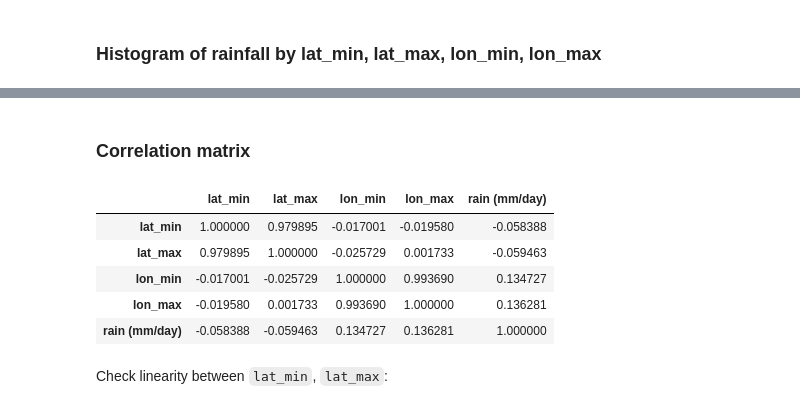
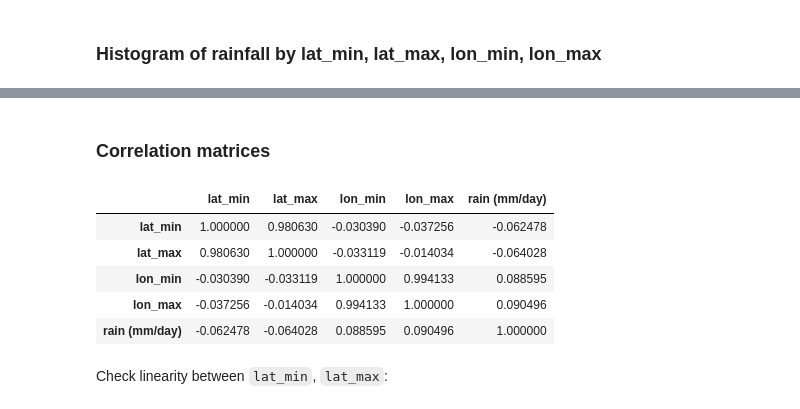
Before and after one commit to UBC-MDS/daily_rainfall_group_21, a Jupyter notebook: notebooks/notebook.ipynb, the cells around one changed output, grey strips where cells are left out. Drawn from its saved outputs; the diff is of its cells as text; code cells hidden in the pictures.

```diff
--- a/notebooks/notebook.ipynb
+++ b/notebooks/notebook.ipynb
@@ -167,8 +155,6 @@ memory usage: 3.3+ GB
-# %%
-data["time"] = pd.to_datetime(data["time"])
 # %%
 %%time
-data = data.astype({"time": 'datetime64[ns]'
+data = data.astype({"time": 'datetime64[ns]',
              'lat_min': 'float32',
              'lat_max': 'float32',
              'lon_min': 'float32',
@@ -261,18 +230,19 @@ def plot_rain(xcol):
 # %% [output]
 [interactive output not drawn]
 # %% [markdown]
-### Correlation matrix
+### Correlation matrices
 # %%
 # data_smp_filtered = data_smp[data_smp["model"] != "GFDL-ESM4"]
 # %%
-data_smp.corr().style.background_gradient(cmap='Blues')
+# data_smp.corr().style.background_gradient(cmap='Blues')
+data.corr().style.background_gradient(cmap='Blues')
 # %% [output]
 |  | lat_min | lat_max | lon_min | lon_max | rain (mm/day) |
-| lat_min | 1.000000 | 0.979895 | -0.017001 | -0.019580 | -0.058388 |
-| lat_max | 0.979895 | 1.000000 | -0.025729 | 0.001733 | -0.059463 |
-| lon_min | -0.017001 | -0.025729 | 1.000000 | 0.993690 | 0.134727 |
-| lon_max | -0.019580 | 0.001733 | 0.993690 | 1.000000 | 0.136281 |
-| rain (mm/day) | -0.058388 | -0.059463 | 0.134727 | 0.136281 | 1.000000 |
+| lat_min | 1.000000 | 0.980630 | -0.030390 | -0.037256 | -0.062478 |
+| lat_max | 0.980630 | 1.000000 | -0.033119 | -0.014034 | -0.064028 |
+| lon_min | -0.030390 | -0.033119 | 1.000000 | 0.994133 | 0.088595 |
+| lon_max | -0.037256 | -0.014034 | 0.994133 | 1.000000 | 0.090496 |
+| rain (mm/day) | -0.062478 | -0.064028 | 0.088595 | 0.090496 | 1.000000 |
 # %% [markdown]
 Check linearity between `lat_min`, `lat_max`:
 # %%
```
Also changed, not shown: parts of 36 cells of this notebook.
